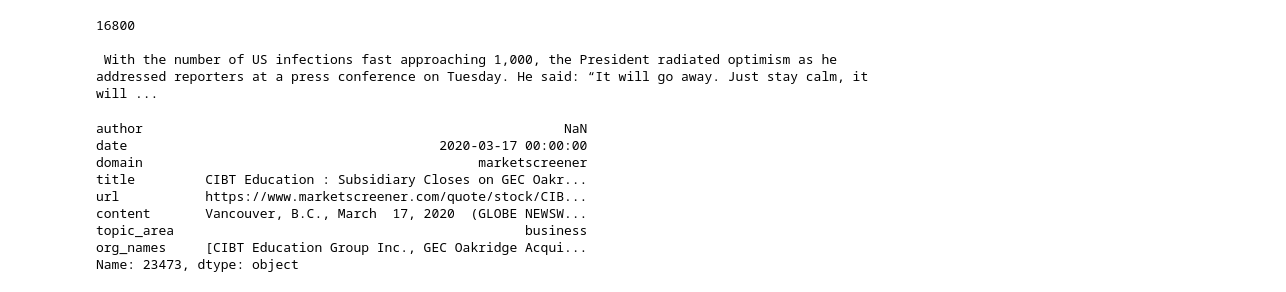
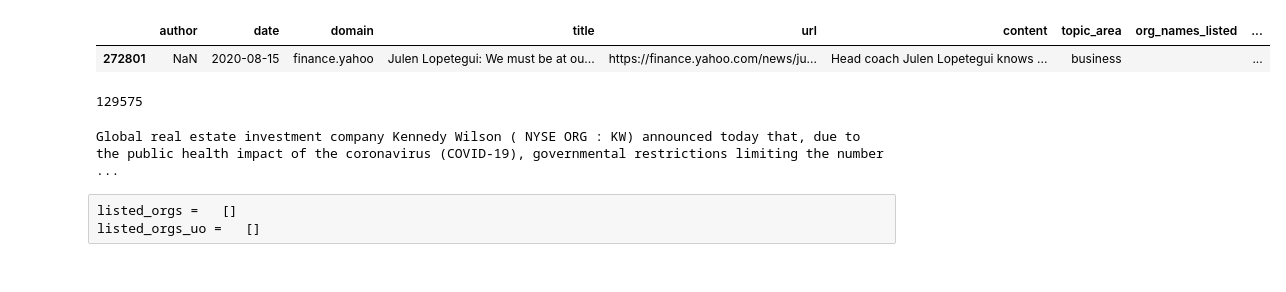
Before and after one commit to TraceyEtheridge/Thesis, a Jupyter notebook: Company_Name_Labelling.ipynb, the cells around one changed output. Drawn from its saved outputs; the diff is of its cells as text; code cells hidden in the pictures.

```diff
--- a/Company_Name_Labelling.ipynb
+++ b/Company_Name_Labelling.ipynb
@@ -70,0 +99,7 @@ df_lab.head(1)
+# %%
+df_lab.loc[:,'org_names_listed'] = ''
+df_lab.loc[:,'org_names_listed_uo'] = ''
+df_lab.head(1)
+# %% [output]
+|  | author | date | domain | title | url | content | topic_area | org_names_listed | ... |
+| 272801 | NaN | 2020-08-15 | finance.yahoo | Julen Lopetegui: We must be at ou... | https://finance.yahoo.com/news/ju... | Head coach Julen Lopetegui knows ... | business |  | ... |
@@ -71,28 +117,22 @@ df_lab.head(1)
+# %%
+num = 99
+article_index = article_indices[num]
+print(article_index)
+print(df_lab.loc[article_index]['org_names_listed'])
+
+article = df_lab.loc[article_index]['content']
+spacy.displacy.render(ner_processor(article), style='ent', options = {"ents": ["ORG"]})
+# %% [output]
+129575
+Global real estate investment company Kennedy Wilson ( NYSE ORG : KW) announced today that, due to the public health impact of the coronavirus (COVID-19), governmental restrictions limiting the number ...
+# %% [raw]
+listed_orgs =   []
+listed_orgs_uo =   []
 # %%
-num = 19
-article_int = article_ints[num]
-print(article_int)
-print(df_lab.loc[article_int]['org_names'])
-print(df_lab.loc[article_int]['content'])
-df_lab.at[article_int,'org_names'] = []
-news_orgs = ['CNN', 'SpreadEx', 'Prudent Speculator', 'Marketwatch', 'The Sun', 'RNZ' 'Ducker Frontier', 'Reuters', 'NBC', 'Associated Press']
-non_comp_orgs = ['The Bank of England', 'Commonwealth Financial Network', 'National Health Service']
-other = ['Jamestown Properties', 'Quicken Loans', 'Treasury Partners', 'HSBC UK', 'GEC Oakridge Acquisition Limited Partnership', 'Global Education City Management Inc.',
-         'Global Education Alliance', 'Irix Design Group']
+#article_index = 129575
+listed_orgs =   ['Kennedy-Wilson Holdings, Inc.']
+listed_orgs_uo =   ['Kennedy Wilson']
+
+df_lab.at[article_index,'org_names_listed'] = listed_orgs
+df_lab.at[article_index,'org_names_listed_uo'] = listed_orgs_uo
-# %% [output]
-16800
-
- With the number of US infections fast approaching 1,000, the President radiated optimism as he addressed reporters at a press conference on Tuesday. He said: “It will go away. Just stay calm, it will ...
-# %%
-df_lab.loc[article_int]
-# %% [output]
-author                                                      NaN
-date                                        2020-03-17 00:00:00
-domain                                           marketscreener
-title         CIBT Education : Subsidiary Closes on GEC Oakr...
-url           https://www.marketscreener.com/quote/stock/CIB...
-content       Vancouver, B.C., March  17, 2020  (GLOBE NEWSW...
-topic_area                                             business
-org_names     [CIBT Education Group Inc., GEC Oakridge Acqui...
-Name: 23473, dtype: object
 # %%
```
Also changed, not shown: parts of 16 cells of this notebook, 1 other file.
